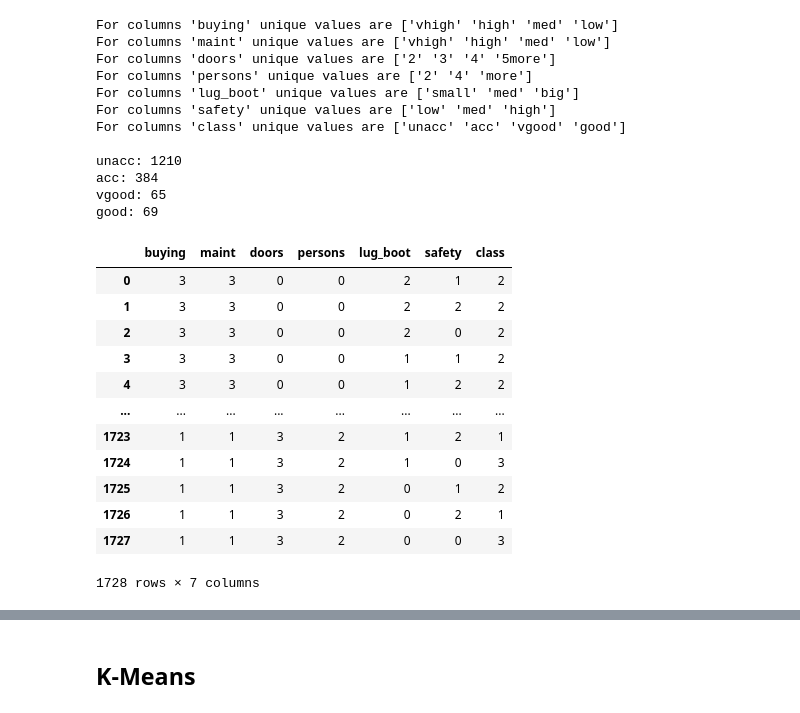
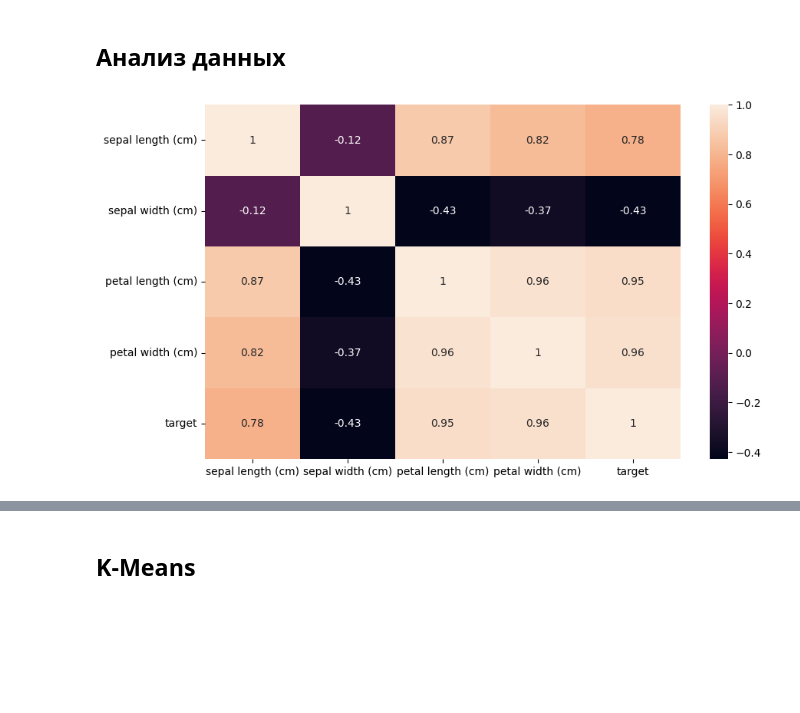
Before and after one commit to DanishevskiyNS/ML, a Jupyter notebook: Lab1 clustering.ipynb, the cells around one changed output, grey strips where cells are left out. Saved outputs shown, nothing was run; the diff lists cells and outputs as text; code cells hidden in the pictures; blank space fills up the shorter version.

```diff
--- a/Lab1 clustering.ipynb
+++ b/Lab1 clustering.ipynb
@@ -36,18 +9,0 @@ def calc_classes_exmpls(dataframe):
-# %%
-for column in df.columns:
-    print(f"For columns '{column}' unique values are {df[column].unique()}")
-print()
-calc_classes_exmpls(df)
-# %% [output]
-For columns 'buying' unique values are ['vhigh' 'high' 'med' 'low']
-For columns 'maint' unique values are ['vhigh' 'high' 'med' 'low']
-For columns 'doors' unique values are ['2' '3' '4' '5more']
-For columns 'persons' unique values are ['2' '4' 'more']
-For columns 'lug_boot' unique values are ['small' 'med' 'big']
-For columns 'safety' unique values are ['low' 'med' 'high']
-For columns 'class' unique values are ['unacc' 'acc' 'vgood' 'good']
-
-unacc: 1210
-acc: 384
-vgood: 65
-good: 69
@@ -62,16 +10,2 @@ x = X.to_numpy()
-# %%
-df
-# %% [output]
-|  | buying | maint | doors | persons | lug_boot | safety | class |
-| 0 | 3 | 3 | 0 | 0 | 2 | 1 | 2 |
-| 1 | 3 | 3 | 0 | 0 | 2 | 2 | 2 |
-| 2 | 3 | 3 | 0 | 0 | 2 | 0 | 2 |
-| 3 | 3 | 3 | 0 | 0 | 1 | 1 | 2 |
-| 4 | 3 | 3 | 0 | 0 | 1 | 2 | 2 |
-| ... | ... | ... | ... | ... | ... | ... | ... |
-| 1723 | 1 | 1 | 3 | 2 | 1 | 2 | 1 |
-| 1724 | 1 | 1 | 3 | 2 | 1 | 0 | 3 |
-| 1725 | 1 | 1 | 3 | 2 | 0 | 1 | 2 |
-| 1726 | 1 | 1 | 3 | 2 | 0 | 2 | 1 |
-| 1727 | 1 | 1 | 3 | 2 | 0 | 0 | 3 |
-1728 rows × 7 columns
+# %% [markdown]
+## Анализ данных
@@ -77,0 +170,4 @@ df
+# %%
+plot_heatmap(data)
+# %% [output]
+[figure, added]
```
Also changed, not shown: parts of 34 cells of this notebook, 3 other files.
